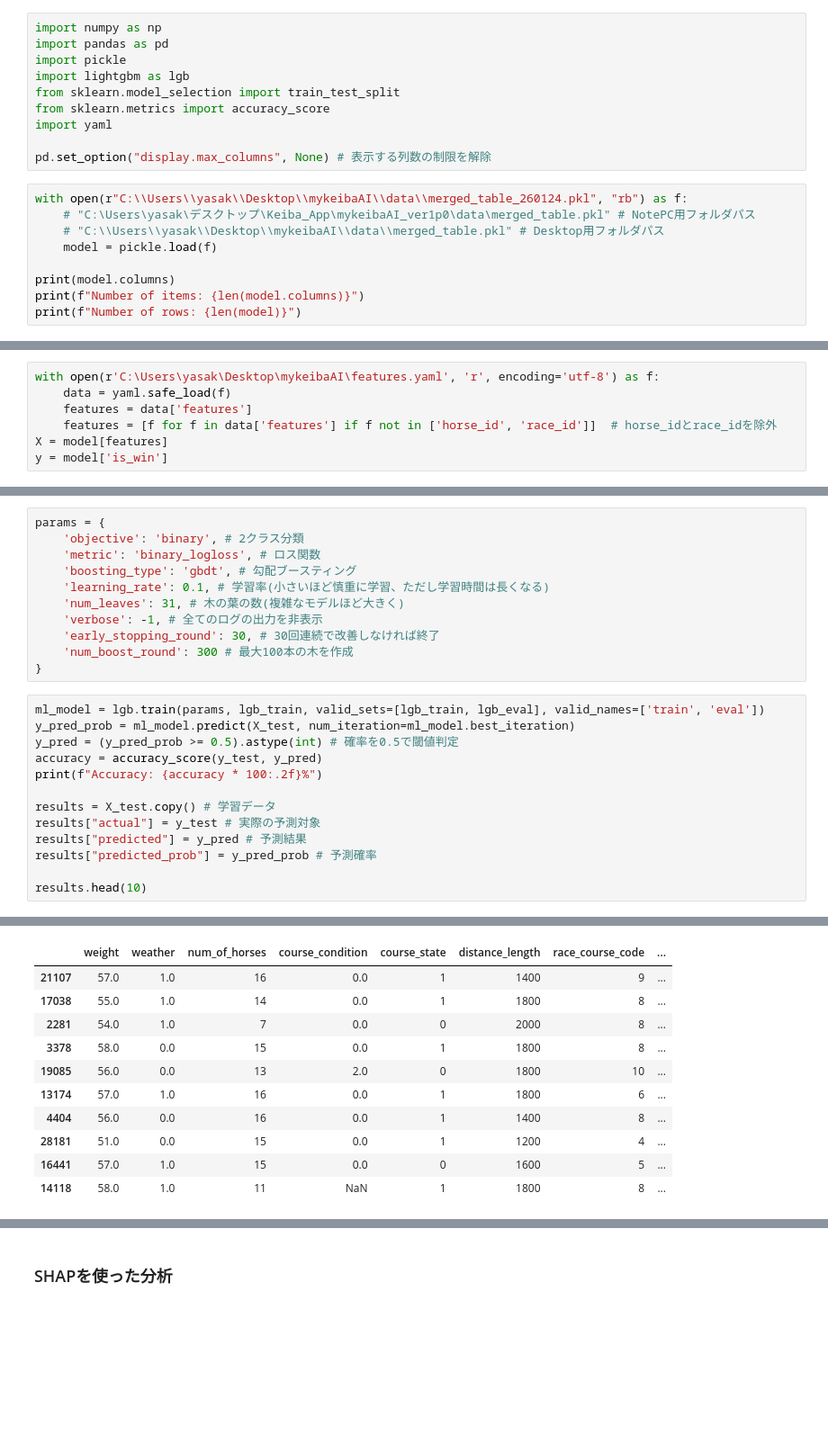
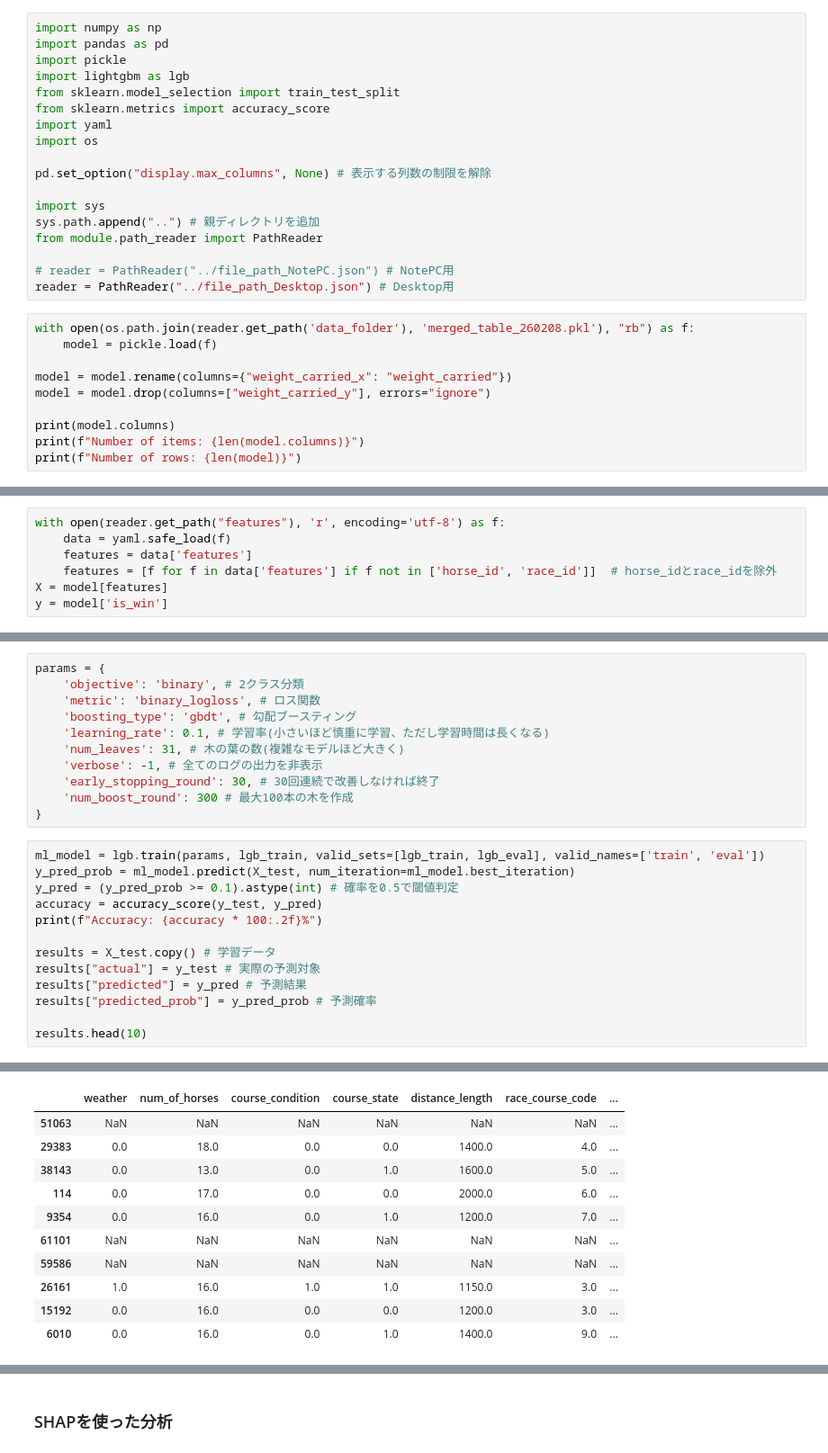
Before and after one commit to Nagishi777/mykeibaAI, a Jupyter notebook: src/05_predict_rank.ipynb, the cells around one changed output, grey strips where cells are left out. Shown at 90% size. Cells and saved outputs as stored; diff of their text form; blank space fills up the shorter version.

```diff
--- a/src/05_predict_rank.ipynb
+++ b/src/05_predict_rank.ipynb
@@ -6,13 +6,22 @@ import lightgbm as lgb
 from sklearn.model_selection import train_test_split
 from sklearn.metrics import accuracy_score
 import yaml
+import os
 
 pd.set_option("display.max_columns", None) # 表示する列数の制限を解除
+
+import sys
+sys.path.append("..") # 親ディレクトリを追加
+from module.path_reader import PathReader
+
+# reader = PathReader("../file_path_NotePC.json") # NotePC用
+reader = PathReader("../file_path_Desktop.json") # Desktop用
 # %%
-with open(r"C:\\Users\\yasak\\Desktop\\mykeibaAI\\data\\merged_table_260124.pkl", "rb") as f:
-    # "C:\Users\yasak\デスクトップ\Keiba_App\mykeibaAI_ver1p0\data\merged_table.pkl" # NotePC用フォルダパス
-    # "C:\\Users\\yasak\\Desktop\\mykeibaAI\\data\\merged_table.pkl" # Desktop用フォルダパス
+with open(os.path.join(reader.get_path('data_folder'), 'merged_table_260208.pkl'), "rb") as f:
     model = pickle.load(f)
+
+model = model.rename(columns={"weight_carried_x": "weight_carried"})
+model = model.drop(columns=["weight_carried_y"], errors="ignore")
 
 print(model.columns)
 print(f"Number of items: {len(model.columns)}")
@@ -38,5 +47,5 @@ Number of rows: 28506
 # %%
-with open(r'C:\Users\yasak\Desktop\mykeibaAI\features.yaml', 'r', encoding='utf-8') as f:
+with open(reader.get_path("features"), 'r', encoding='utf-8') as f:
     data = yaml.safe_load(f)
     features = data['features']
     features = [f for f in data['features'] if f not in ['horse_id', 'race_id']]  # horse_idとrace_idを除外
@@ -60,7 +69,7 @@ params = {
 # %%
 ml_model = lgb.train(params, lgb_train, valid_sets=[lgb_train, lgb_eval], valid_names=['train', 'eval'])
 y_pred_prob = ml_model.predict(X_test, num_iteration=ml_model.best_iteration)
-y_pred = (y_pred_prob >= 0.5).astype(int) # 確率を0.5で閾値判定
+y_pred = (y_pred_prob >= 0.1).astype(int) # 確率を0.5で閾値判定
 accuracy = accuracy_score(y_test, y_pred)
 print(f"Accuracy: {accuracy * 100:.2f}%")
 
@@ -75,14 +84,14 @@ Accuracy: 92.65%
-|  | weight | weather | num_of_horses | course_condition | course_state | distance_length | race_course_code | ... |
-| 21107 | 57.0 | 1.0 | 16 | 0.0 | 1 | 1400 | 9 | ... |
-| 17038 | 55.0 | 1.0 | 14 | 0.0 | 1 | 1800 | 8 | ... |
-| 2281 | 54.0 | 1.0 | 7 | 0.0 | 0 | 2000 | 8 | ... |
-| 3378 | 58.0 | 0.0 | 15 | 0.0 | 1 | 1800 | 8 | ... |
-| 19085 | 56.0 | 0.0 | 13 | 2.0 | 0 | 1800 | 10 | ... |
-| 13174 | 57.0 | 1.0 | 16 | 0.0 | 1 | 1800 | 6 | ... |
-| 4404 | 56.0 | 0.0 | 16 | 0.0 | 1 | 1400 | 8 | ... |
-| 28181 | 51.0 | 0.0 | 15 | 0.0 | 1 | 1200 | 4 | ... |
-| 16441 | 57.0 | 1.0 | 15 | 0.0 | 0 | 1600 | 5 | ... |
-| 14118 | 58.0 | 1.0 | 11 | NaN | 1 | 1800 | 8 | ... |
+|  | weather | num_of_horses | course_condition | course_state | distance_length | race_course_code | ... |
+| 51063 | NaN | NaN | NaN | NaN | NaN | NaN | ... |
+| 29383 | 0.0 | 18.0 | 0.0 | 0.0 | 1400.0 | 4.0 | ... |
+| 38143 | 0.0 | 13.0 | 0.0 | 1.0 | 1600.0 | 5.0 | ... |
+| 114 | 0.0 | 17.0 | 0.0 | 0.0 | 2000.0 | 6.0 | ... |
+| 9354 | 0.0 | 16.0 | 0.0 | 1.0 | 1200.0 | 7.0 | ... |
+| 61101 | NaN | NaN | NaN | NaN | NaN | NaN | ... |
+| 59586 | NaN | NaN | NaN | NaN | NaN | NaN | ... |
+| 26161 | 1.0 | 16.0 | 1.0 | 1.0 | 1150.0 | 3.0 | ... |
+| 15192 | 0.0 | 16.0 | 0.0 | 0.0 | 1200.0 | 3.0 | ... |
+| 6010 | 0.0 | 16.0 | 0.0 | 1.0 | 1400.0 | 9.0 | ... |
 # %%
 print(f"Actual values:\n{results['actual'].value_counts()}")
 print(f"Predicted values:\n{results['predicted'].value_counts()}")
```
Also changed, not shown: parts of 5 cells of this notebook, 22 other files.
